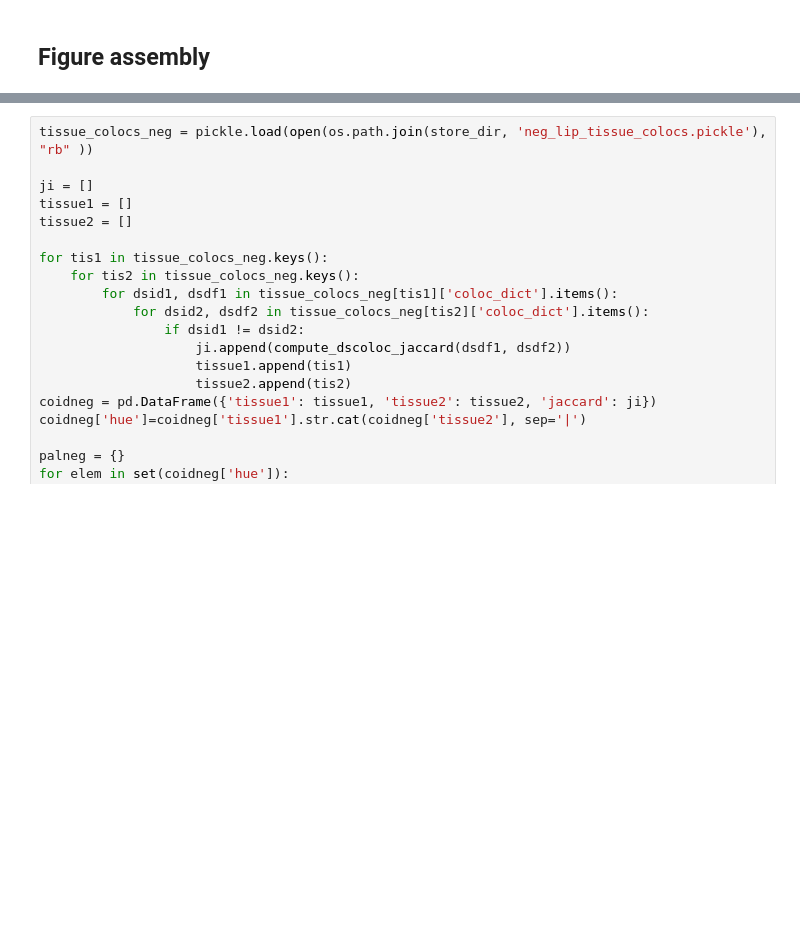
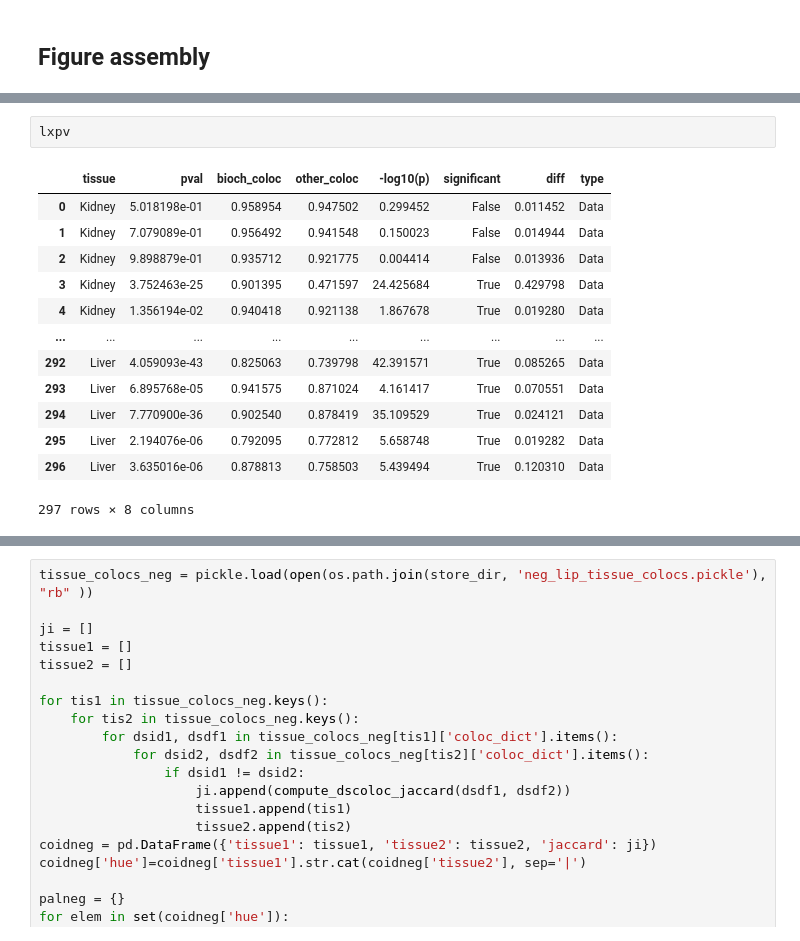
Before and after one commit to tdrose/metaspace_analysis, a Jupyter notebook: CaseStudy3_colocalization.ipynb, the cells around one changed output, grey strips where cells are left out. Saved outputs shown, nothing was run; the diff lists cells and outputs as text; blank space fills up the shorter version.

```diff
--- a/CaseStudy3_colocalization.ipynb
+++ b/CaseStudy3_colocalization.ipynb
@@ -811,0 +822,16 @@ plt.savefig('plots/figure4.pdf', bbox_inches='tight')
+# %%
+lxpv
+# %% [output]
+|  | tissue | pval | bioch_coloc | other_coloc | -log10(p) | significant | diff | type |
+| 0 | Kidney | 5.018198e-01 | 0.958954 | 0.947502 | 0.299452 | False | 0.011452 | Data |
+| 1 | Kidney | 7.079089e-01 | 0.956492 | 0.941548 | 0.150023 | False | 0.014944 | Data |
+| 2 | Kidney | 9.898879e-01 | 0.935712 | 0.921775 | 0.004414 | False | 0.013936 | Data |
+| 3 | Kidney | 3.752463e-25 | 0.901395 | 0.471597 | 24.425684 | True | 0.429798 | Data |
+| 4 | Kidney | 1.356194e-02 | 0.940418 | 0.921138 | 1.867678 | True | 0.019280 | Data |
+| ... | ... | ... | ... | ... | ... | ... | ... | ... |
+| 292 | Liver | 4.059093e-43 | 0.825063 | 0.739798 | 42.391571 | True | 0.085265 | Data |
+| 293 | Liver | 6.895768e-05 | 0.941575 | 0.871024 | 4.161417 | True | 0.070551 | Data |
+| 294 | Liver | 7.770900e-36 | 0.902540 | 0.878419 | 35.109529 | True | 0.024121 | Data |
+| 295 | Liver | 2.194076e-06 | 0.792095 | 0.772812 | 5.658748 | True | 0.019282 | Data |
+| 296 | Liver | 3.635016e-06 | 0.878813 | 0.758503 | 5.439494 | True | 0.120310 | Data |
+297 rows × 8 columns
```
Also changed, not shown: parts of 13 cells of this notebook.
